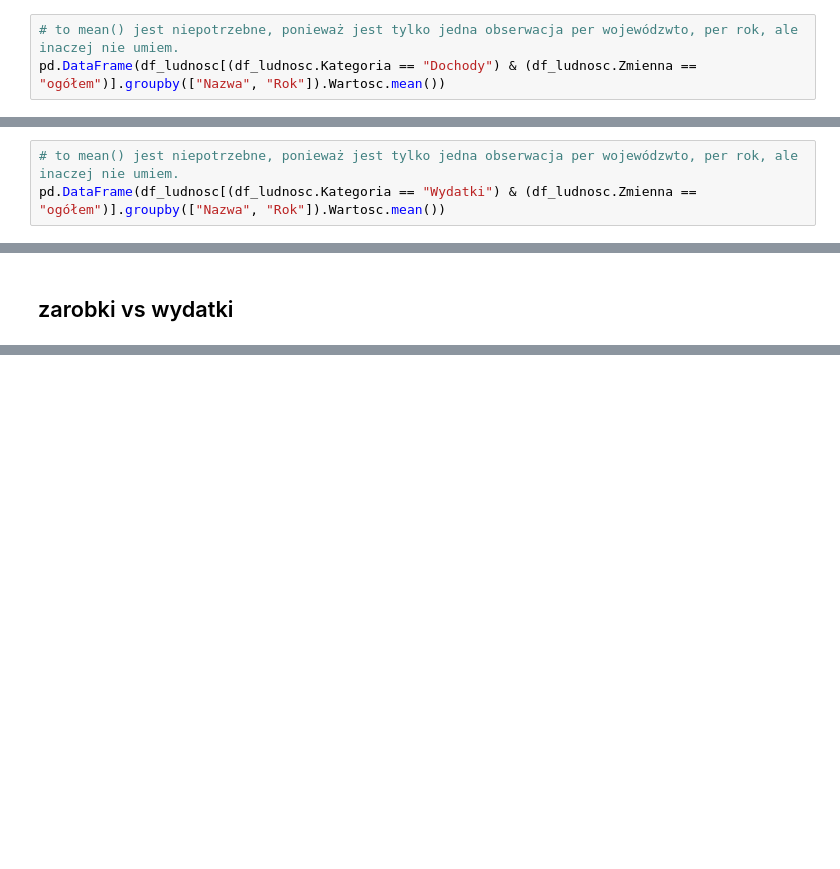
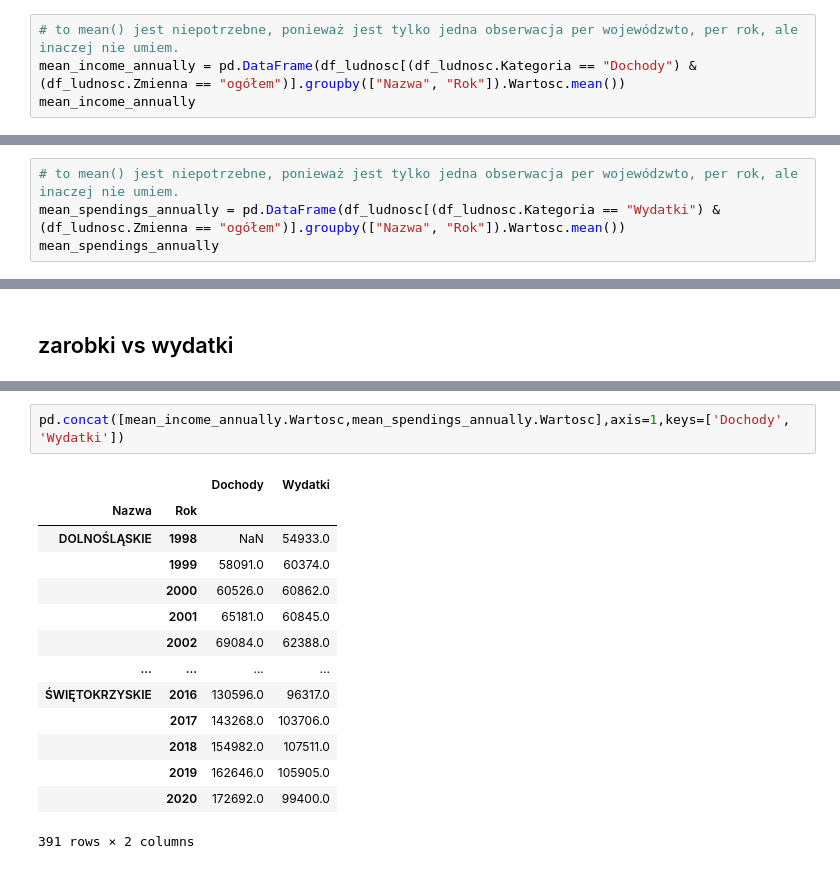
Before and after one commit to pjatk-boys/Projekt_EWD, a Jupyter notebook: notebooks/1_overview.ipynb, the cells around one changed output, grey strips where cells are left out. Drawn from its saved outputs; the diff is of its cells as text; blank space fills up the shorter version.

```diff
--- a/notebooks/1_overview.ipynb
+++ b/notebooks/1_overview.ipynb
@@ -95,7 +95,8 @@ df_ludnosc[(df_ludnosc.Kategoria == "Dochody") & (df_ludnosc.Zmienna == "ogółe
 ### średnie dochody per województwo na przestrzeni lat
 # %%
 # to mean() jest niepotrzebne, ponieważ jest tylko jedna obserwacja per wojewódzwto, per rok, ale inaczej nie umiem.
-pd.DataFrame(df_ludnosc[(df_ludnosc.Kategoria == "Dochody") & (df_ludnosc.Zmienna == "ogółem")].groupby(["Nazwa", "Rok"]).Wartosc.mean())
+mean_income_annually = pd.DataFrame(df_ludnosc[(df_ludnosc.Kategoria == "Dochody") & (df_ludnosc.Zmienna == "ogółem")].groupby(["Nazwa", "Rok"]).Wartosc.mean())
+mean_income_annually
 # %% [output]
 |  |  | Wartosc |
 | Nazwa | Rok |  |
@@ -219,7 +220,8 @@ df_ludnosc[(df_ludnosc.Kategoria == "Wydatki") & (df_ludnosc.Zmienna == "ogółe
 ### średnie wydatki per województwo na przestrzeni lat
 # %%
 # to mean() jest niepotrzebne, ponieważ jest tylko jedna obserwacja per wojewódzwto, per rok, ale inaczej nie umiem.
-pd.DataFrame(df_ludnosc[(df_ludnosc.Kategoria == "Wydatki") & (df_ludnosc.Zmienna == "ogółem")].groupby(["Nazwa", "Rok"]).Wartosc.mean())
+mean_spendings_annually = pd.DataFrame(df_ludnosc[(df_ludnosc.Kategoria == "Wydatki") & (df_ludnosc.Zmienna == "ogółem")].groupby(["Nazwa", "Rok"]).Wartosc.mean())
+mean_spendings_annually
 # %% [output]
 |  |  | Wartosc |
 | Nazwa | Rok |  |
@@ -303,0 +358,17 @@ pd.DataFrame(df_ludnosc[(df_ludnosc.Kategoria == "Wydatki") & (df_ludnosc.Zmienn
+# %%
+pd.concat([mean_income_annually.Wartosc,mean_spendings_annually.Wartosc],axis=1,keys=['Dochody', 'Wydatki'])
+# %% [output]
+|  |  | Dochody | Wydatki |
+| Nazwa | Rok |  |  |
+| DOLNOŚLĄSKIE | 1998 | NaN | 54933.0 |
+|  | 1999 | 58091.0 | 60374.0 |
+|  | 2000 | 60526.0 | 60862.0 |
+|  | 2001 | 65181.0 | 60845.0 |
+|  | 2002 | 69084.0 | 62388.0 |
+| ... | ... | ... | ... |
+| ŚWIĘTOKRZYSKIE | 2016 | 130596.0 | 96317.0 |
+|  | 2017 | 143268.0 | 103706.0 |
+|  | 2018 | 154982.0 | 107511.0 |
+|  | 2019 | 162646.0 | 105905.0 |
+|  | 2020 | 172692.0 | 99400.0 |
+391 rows × 2 columns
```
Also changed, not shown: parts of 7 cells of this notebook.
